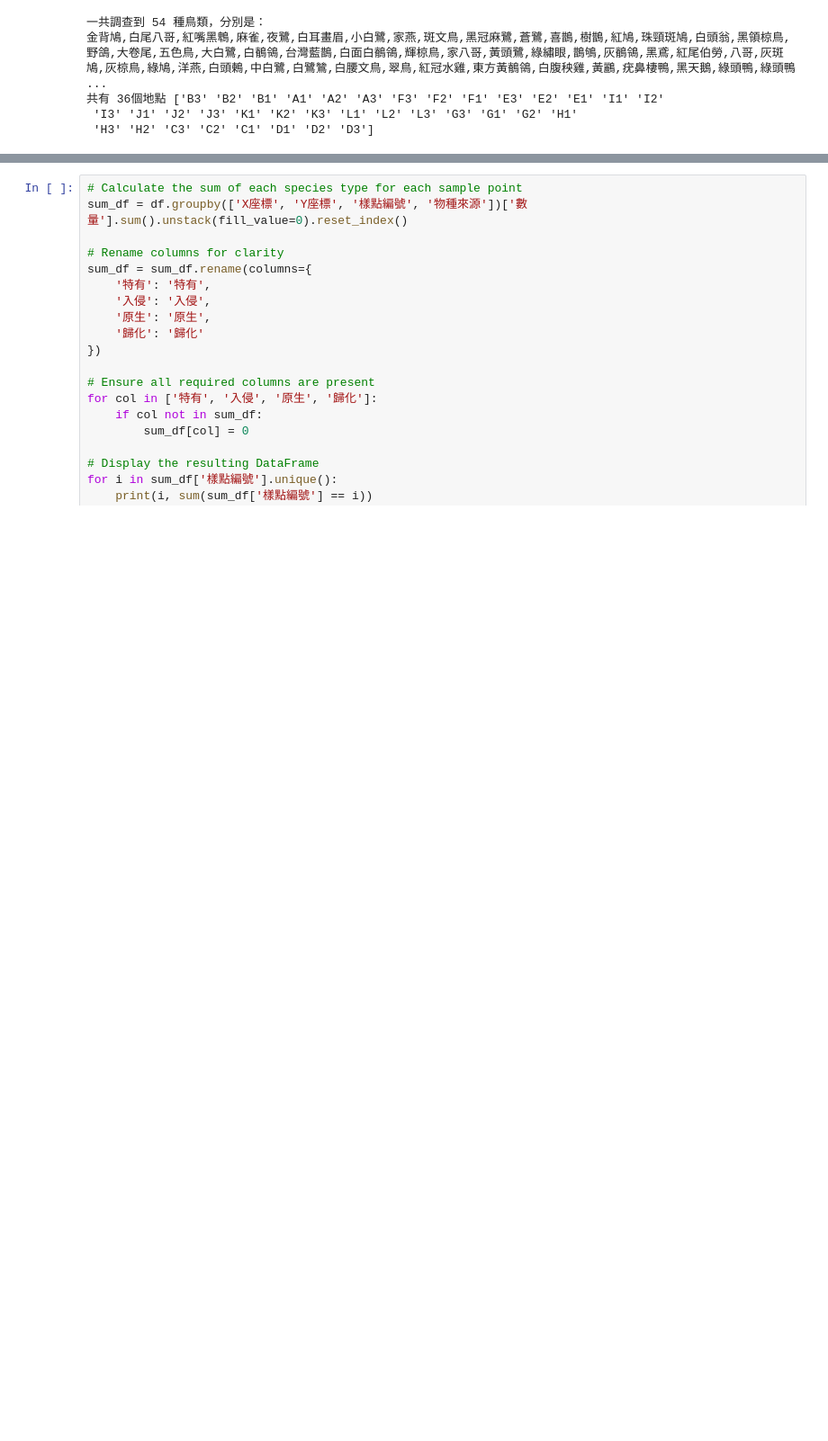
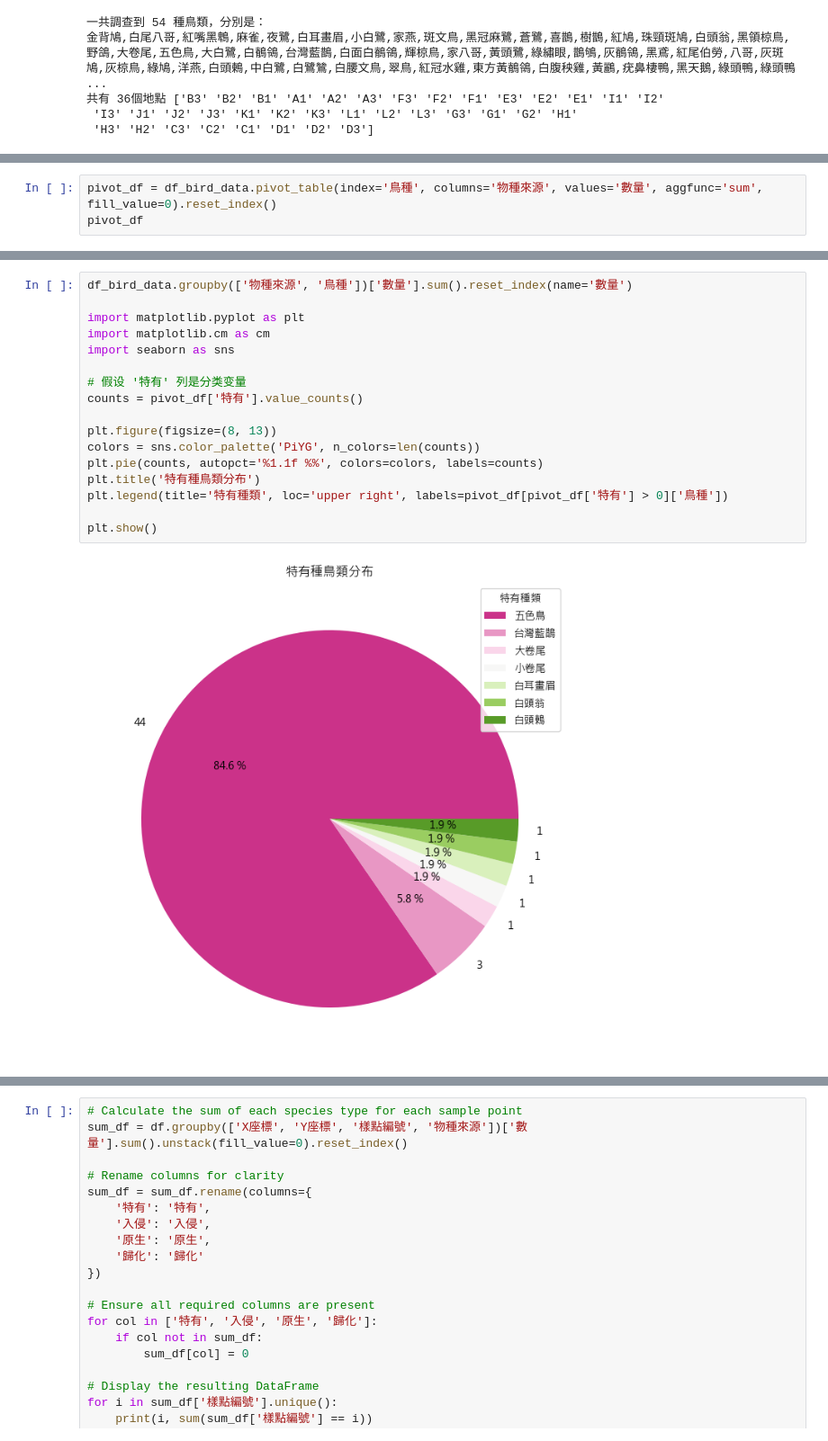
Before and after one commit to nebula0/Bird-survey, a Jupyter notebook: main.ipynb, the cells around one changed output, grey strips where cells are left out. Shown at 90% size. Drawn from its saved outputs; the diff is of its cells as text; blank space fills up the shorter version.

```diff
--- a/main.ipynb
+++ b/main.ipynb
@@ -223,0 +220,3 @@ array(['鳩鴿', '椋鳥', '鵯', '雀', '鷺', '畫眉', '燕', '梅花雀', '
+# %%
+pivot_df = df_bird_data.pivot_table(index='鳥種', columns='物種來源', values='數量', aggfunc='sum', fill_value=0).reset_index()
+pivot_df
@@ -223,0 +241,19 @@ array(['鳩鴿', '椋鳥', '鵯', '雀', '鷺', '畫眉', '燕', '梅花雀', '
+# %%
+df_bird_data.groupby(['物種來源', '鳥種'])['數量'].sum().reset_index(name='數量')
+
+import matplotlib.pyplot as plt
+import matplotlib.cm as cm
+import seaborn as sns
+
+# 假设 '特有' 列是分类变量
+counts = pivot_df['特有'].value_counts()
+
+plt.figure(figsize=(8, 13))
+colors = sns.color_palette('PiYG', n_colors=len(counts))
+plt.pie(counts, autopct='%1.1f %%', colors=colors, labels=counts)
+plt.title('特有種鳥類分布')
+plt.legend(title='特有種類', loc='upper right', labels=pivot_df[pivot_df['特有'] > 0]['鳥種'])
+
+plt.show()
+# %% [output]
+[figure, added]
```
Also changed, not shown: parts of 7 cells of this notebook, 4 other files.
